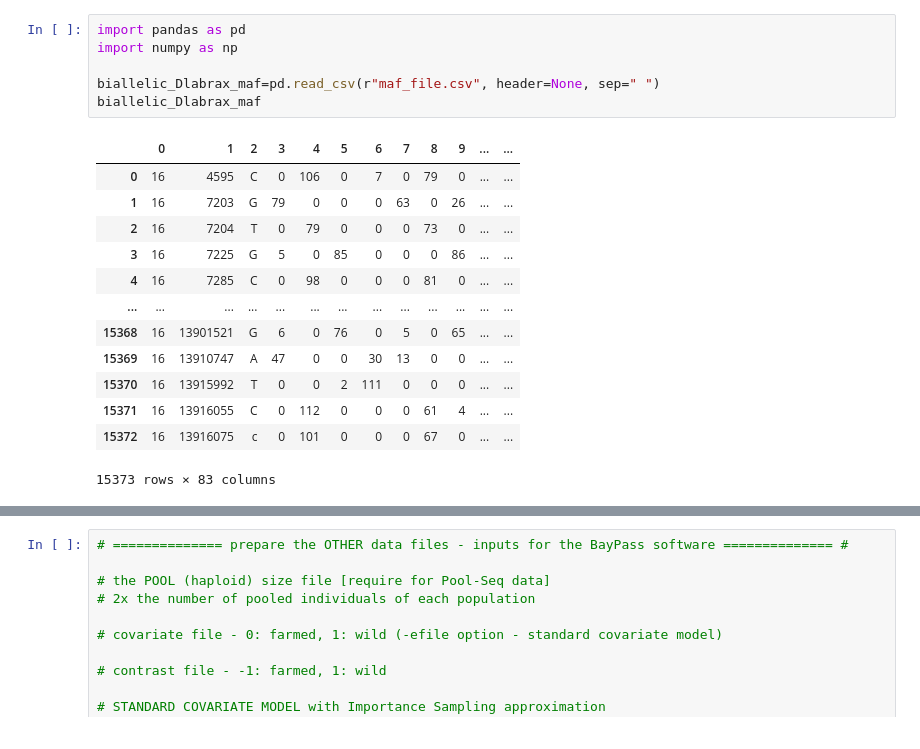
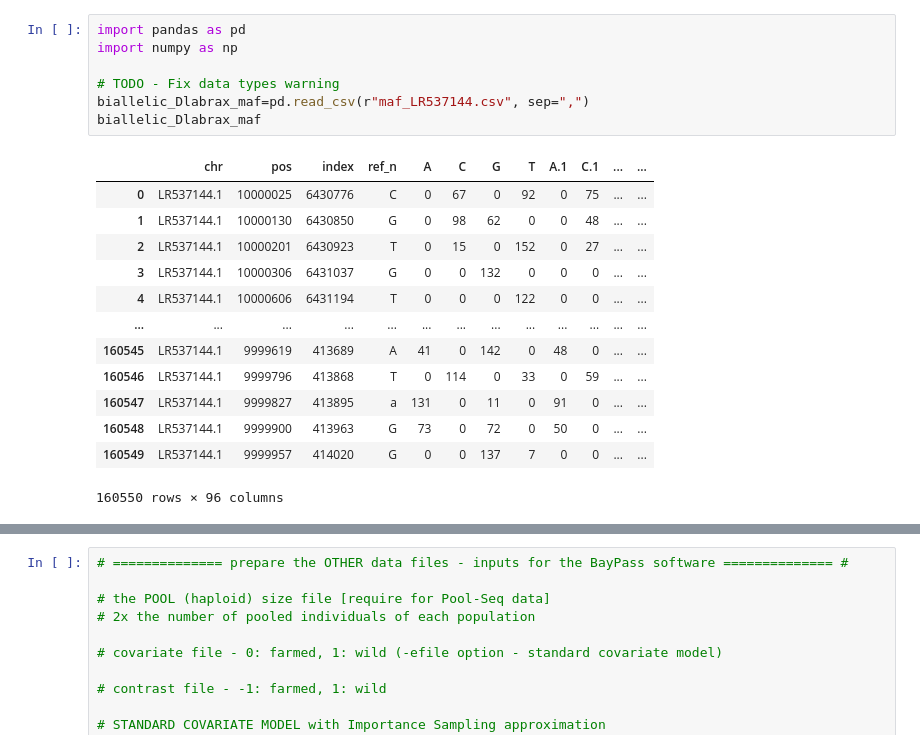
Before and after one commit to AlexMitsis/seabream, a Jupyter notebook: Baypass_preparation.ipynb, the cells around one changed output, grey strips where cells are left out. Cells and saved outputs as stored; diff of their text form.

```diff
--- a/Baypass_preparation.ipynb
+++ b/Baypass_preparation.ipynb
@@ -1,23 +8,24 @@
 # %%
 import pandas as pd
 import numpy as np
 
-biallelic_Dlabrax_maf=pd.read_csv(r"maf_file.csv", header=None, sep=" ")
+# TODO - Fix data types warning
+biallelic_Dlabrax_maf=pd.read_csv(r"maf_LR537144.csv", sep=",")
 biallelic_Dlabrax_maf
 # %% [output]
-|  | 0 | 1 | 2 | 3 | 4 | 5 | 6 | 7 | 8 | 9 | ... | ... |
-| 0 | 16 | 4595 | C | 0 | 106 | 0 | 7 | 0 | 79 | 0 | ... | ... |
-| 1 | 16 | 7203 | G | 79 | 0 | 0 | 0 | 63 | 0 | 26 | ... | ... |
-| 2 | 16 | 7204 | T | 0 | 79 | 0 | 0 | 0 | 73 | 0 | ... | ... |
-| 3 | 16 | 7225 | G | 5 | 0 | 85 | 0 | 0 | 0 | 86 | ... | ... |
-| 4 | 16 | 7285 | C | 0 | 98 | 0 | 0 | 0 | 81 | 0 | ... | ... |
+|  | chr | pos | index | ref_n | A | C | G | T | A.1 | C.1 | ... | ... |
+| 0 | LR537144.1 | 10000025 | 6430776 | C | 0 | 67 | 0 | 92 | 0 | 75 | ... | ... |
+| 1 | LR537144.1 | 10000130 | 6430850 | G | 0 | 98 | 62 | 0 | 0 | 48 | ... | ... |
+| 2 | LR537144.1 | 10000201 | 6430923 | T | 0 | 15 | 0 | 152 | 0 | 27 | ... | ... |
+| 3 | LR537144.1 | 10000306 | 6431037 | G | 0 | 0 | 132 | 0 | 0 | 0 | ... | ... |
+| 4 | LR537144.1 | 10000606 | 6431194 | T | 0 | 0 | 0 | 122 | 0 | 0 | ... | ... |
 | ... | ... | ... | ... | ... | ... | ... | ... | ... | ... | ... | ... | ... |
-| 15368 | 16 | 13901521 | G | 6 | 0 | 76 | 0 | 5 | 0 | 65 | ... | ... |
-| 15369 | 16 | 13910747 | A | 47 | 0 | 0 | 30 | 13 | 0 | 0 | ... | ... |
-| 15370 | 16 | 13915992 | T | 0 | 0 | 2 | 111 | 0 | 0 | 0 | ... | ... |
-| 15371 | 16 | 13916055 | C | 0 | 112 | 0 | 0 | 0 | 61 | 4 | ... | ... |
-| 15372 | 16 | 13916075 | c | 0 | 101 | 0 | 0 | 0 | 67 | 0 | ... | ... |
+| 160545 | LR537144.1 | 9999619 | 413689 | A | 41 | 0 | 142 | 0 | 48 | 0 | ... | ... |
+| 160546 | LR537144.1 | 9999796 | 413868 | T | 0 | 114 | 0 | 33 | 0 | 59 | ... | ... |
+| 160547 | LR537144.1 | 9999827 | 413895 | a | 131 | 0 | 11 | 0 | 91 | 0 | ... | ... |
+| 160548 | LR537144.1 | 9999900 | 413963 | G | 73 | 0 | 72 | 0 | 50 | 0 | ... | ... |
+| 160549 | LR537144.1 | 9999957 | 414020 | G | 0 | 0 | 137 | 7 | 0 | 0 | ... | ... |
-15373 rows × 83 columns
+160550 rows × 96 columns
 # %%
 # prepare the .genotype file for the BayPass analysis
 
```
Also changed, not shown: parts of 5 cells of this notebook, 4 other files.
